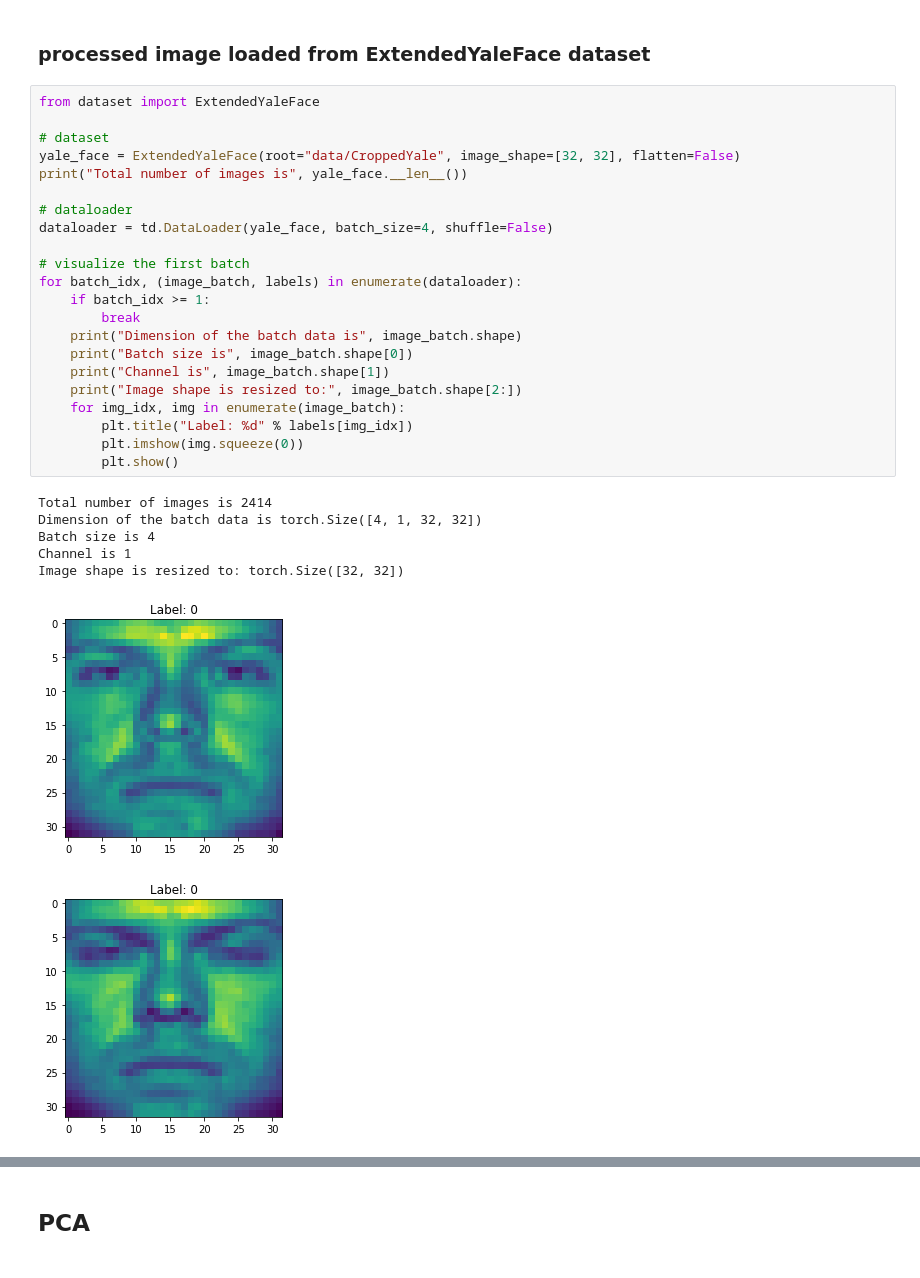
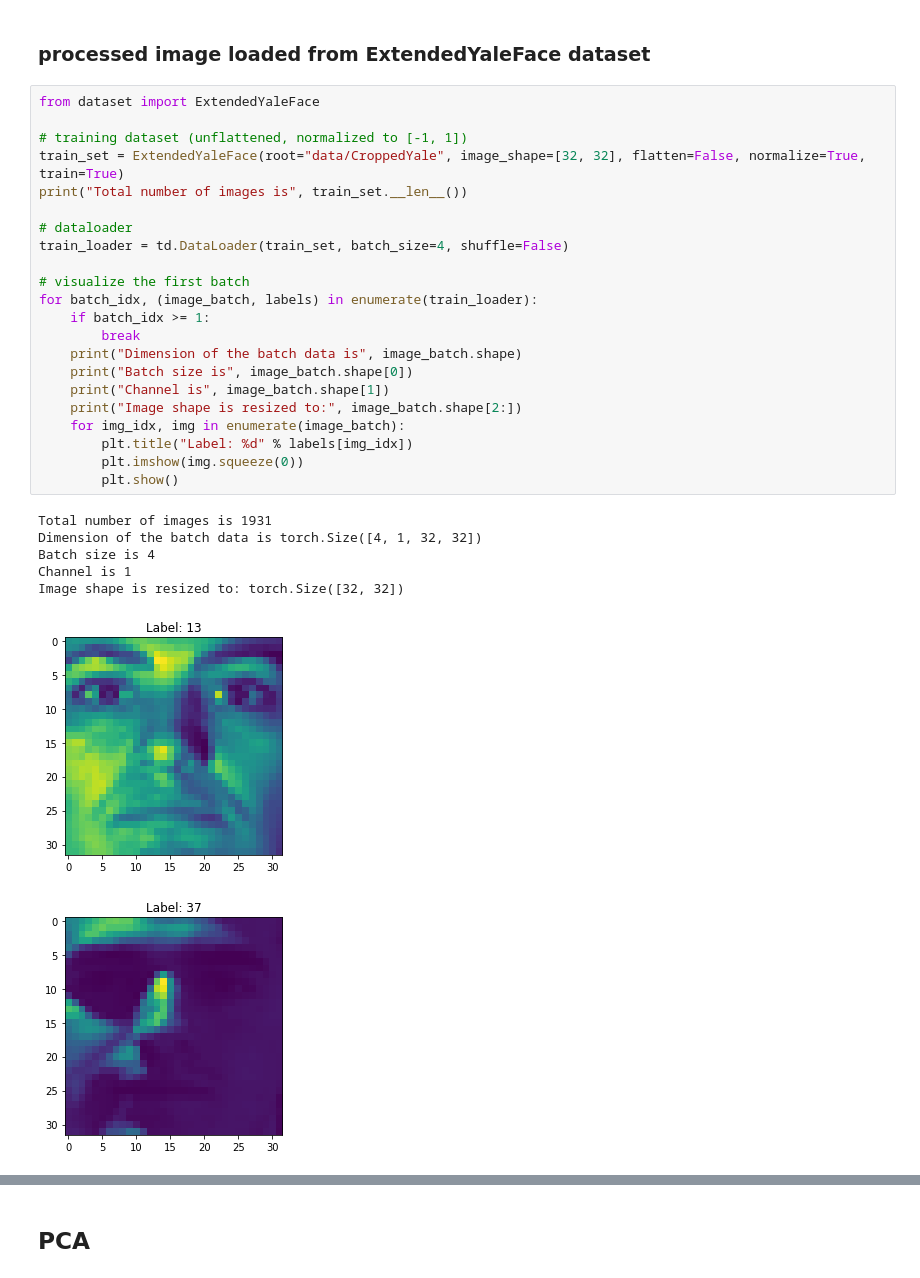
Before and after one commit to RLee-xy/Facial-Recognition-1, a Jupyter notebook: demo.ipynb, the cells around one changed output, grey strips where cells are left out. Drawn from its saved outputs; the diff is of its cells as text.

```diff
--- a/demo.ipynb
+++ b/demo.ipynb
@@ -21,30 +21,30 @@ Original image shape is (192, 168)
 # %%
 from dataset import ExtendedYaleFace
 
-# dataset
-yale_face = ExtendedYaleFace(root="data/CroppedYale", image_shape=[32, 32], flatten=False)
-print("Total number of images is", yale_face.__len__())
+# training dataset (unflattened, normalized to [-1, 1])
+train_set = ExtendedYaleFace(root="data/CroppedYale", image_shape=[32, 32], flatten=False, normalize=True, train=True)
+print("Total number of images is", train_set.__len__())
 
 # dataloader
-dataloader = td.DataLoader(yale_face, batch_size=4, shuffle=False)
+train_loader = td.DataLoader(train_set, batch_size=4, shuffle=False)
 
 # visualize the first batch
-for batch_idx, (image_batch, labels) in enumerate(dataloader):
+for batch_idx, (image_batch, labels) in enumerate(train_loader):
     if batch_idx >= 1:
         break
     print("Dimension of the batch data is", image_batch.shape)
     print("Batch size is", image_batch.shape[0])
     print("Channel is", image_batch.shape[1])
     print("Image shape is resized to:", image_batch.shape[2:])
     for img_idx, img in enumerate(image_batch):
         plt.title("Label: %d" % labels[img_idx])
         plt.imshow(img.squeeze(0))
         plt.show()
 # %% [output]
-Total number of images is 2414
+Total number of images is 1931
 Dimension of the batch data is torch.Size([4, 1, 32, 32])
 Batch size is 4
 Channel is 1
 Image shape is resized to: torch.Size([32, 32])
-[figure, old version]
+[figure, new version]
-[figure, old version]
+[figure, new version]
```
Also changed, not shown: parts of 9 cells of this notebook, 2 other files.
